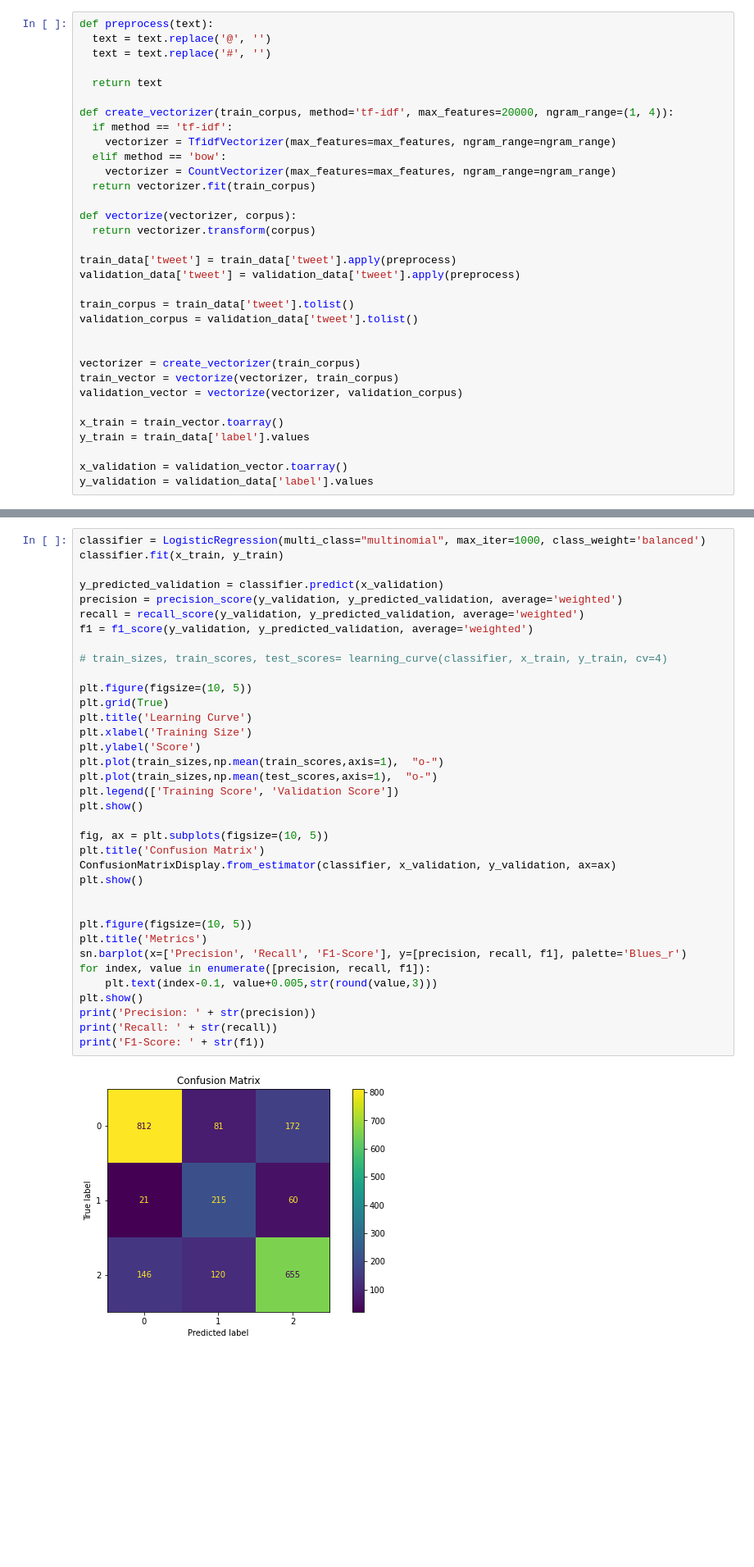
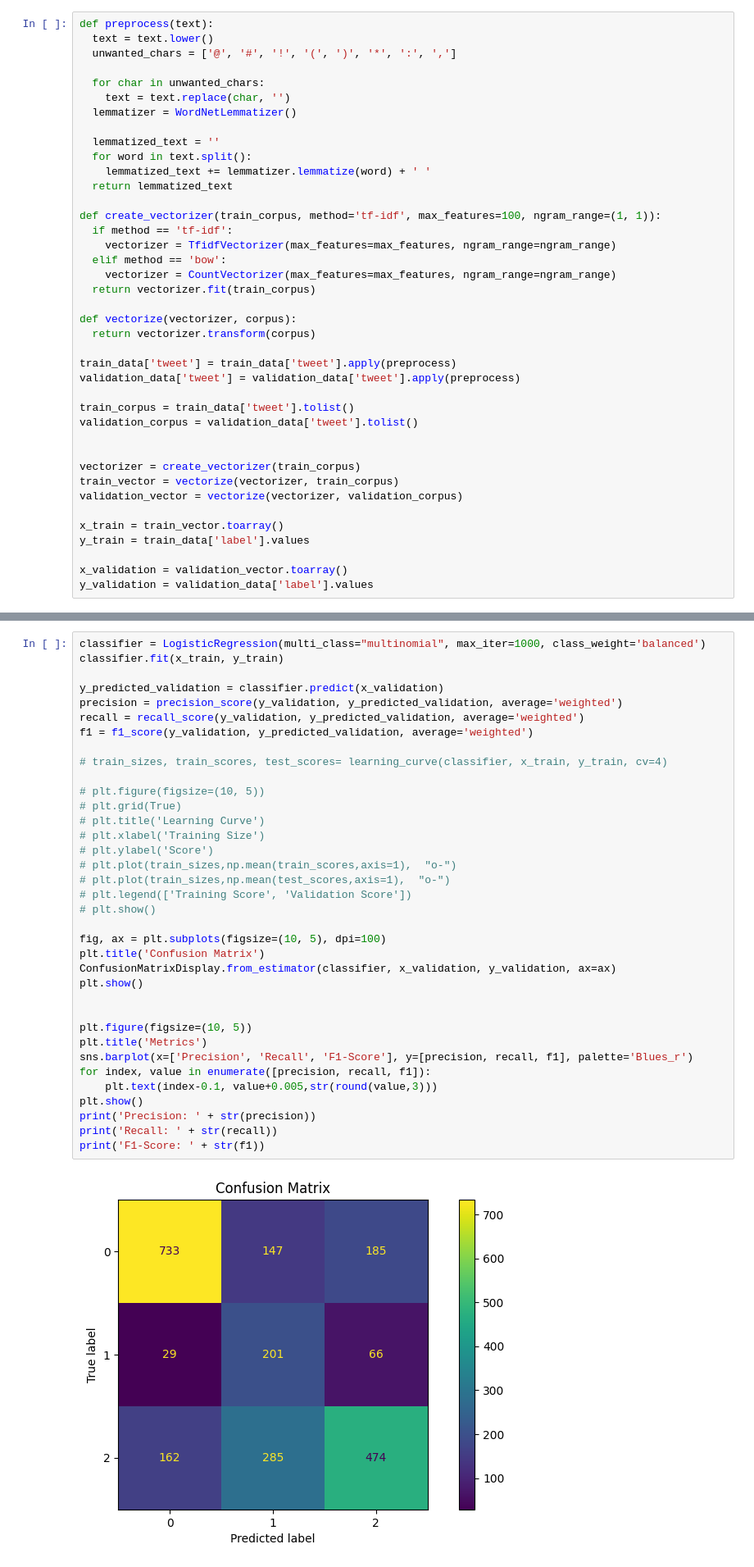
Before and after one commit to d-maniatakos/covid19-vaccine-sentiment-analysis, a Jupyter notebook: vaccine_sentiment_classifier.ipynb, the cells around one changed output, grey strips where cells are left out. Shown at 82% size. Drawn from its saved outputs; the diff is of its cells as text; blank space fills up the shorter version.

```diff
--- a/vaccine_sentiment_classifier.ipynb
+++ b/vaccine_sentiment_classifier.ipynb
@@ -129,11 +131,18 @@ The negative tweets tend to be slightly longer while neutral tweets tend to be s
 # %%
 def preprocess(text):
-  text = text.replace('@', '')
-  text = text.replace('#', '')
+  text = text.lower()
+  unwanted_chars = ['@', '#', '!', '(', ')', '*', ':', ',']
 
-  return text
+  for char in unwanted_chars:
+    text = text.replace(char, '')
+  lemmatizer = WordNetLemmatizer()
 
-def create_vectorizer(train_corpus, method='tf-idf', max_features=20000, ngram_range=(1, 4)):
+  lemmatized_text = ''
+  for word in text.split():
+    lemmatized_text += lemmatizer.lemmatize(word) + ' '
+  return lemmatized_text
+
+def create_vectorizer(train_corpus, method='tf-idf', max_features=100, ngram_range=(1, 1)):
   if method == 'tf-idf':
     vectorizer = TfidfVectorizer(max_features=max_features, ngram_range=ngram_range)
   elif method == 'bow':
@@ -164,38 +173,38 @@ y_validation = validation_data['label'].values
 # %%
 classifier = LogisticRegression(multi_class="multinomial", max_iter=1000, class_weight='balanced')
 classifier.fit(x_train, y_train)
 
 y_predicted_validation = classifier.predict(x_validation)
 precision = precision_score(y_validation, y_predicted_validation, average='weighted')
 recall = recall_score(y_validation, y_predicted_validation, average='weighted')
 f1 = f1_score(y_validation, y_predicted_validation, average='weighted')
 
 # train_sizes, train_scores, test_scores= learning_curve(classifier, x_train, y_train, cv=4)
 
-plt.figure(figsize=(10, 5))
-plt.grid(True)
-plt.title('Learning Curve')
-plt.xlabel('Training Size')
-plt.ylabel('Score')
-plt.plot(train_sizes,np.mean(train_scores,axis=1),  "o-")
-plt.plot(train_sizes,np.mean(test_scores,axis=1),  "o-")
-plt.legend(['Training Score', 'Validation Score'])
-plt.show()
+# plt.figure(figsize=(10, 5))
+# plt.grid(True)
+# plt.title('Learning Curve')
+# plt.xlabel('Training Size')
+# plt.ylabel('Score')
+# plt.plot(train_sizes,np.mean(train_scores,axis=1),  "o-")
+# plt.plot(train_sizes,np.mean(test_scores,axis=1),  "o-")
+# plt.legend(['Training Score', 'Validation Score'])
+# plt.show()
 
-fig, ax = plt.subplots(figsize=(10, 5))
+fig, ax = plt.subplots(figsize=(10, 5), dpi=100)
 plt.title('Confusion Matrix')
 ConfusionMatrixDisplay.from_estimator(classifier, x_validation, y_validation, ax=ax)
 plt.show()
 
 
 plt.figure(figsize=(10, 5))
 plt.title('Metrics')
-sn.barplot(x=['Precision', 'Recall', 'F1-Score'], y=[precision, recall, f1], palette='Blues_r')
+sns.barplot(x=['Precision', 'Recall', 'F1-Score'], y=[precision, recall, f1], palette='Blues_r')
 for index, value in enumerate([precision, recall, f1]):
     plt.text(index-0.1, value+0.005,str(round(value,3)))
 plt.show()
 print('Precision: ' + str(precision))
 print('Recall: ' + str(recall))
 print('F1-Score: ' + str(f1))
 # %% [output]
-[figure, old version]
+[figure, new version]
```
Also changed, not shown: parts of 8 cells of this notebook.
